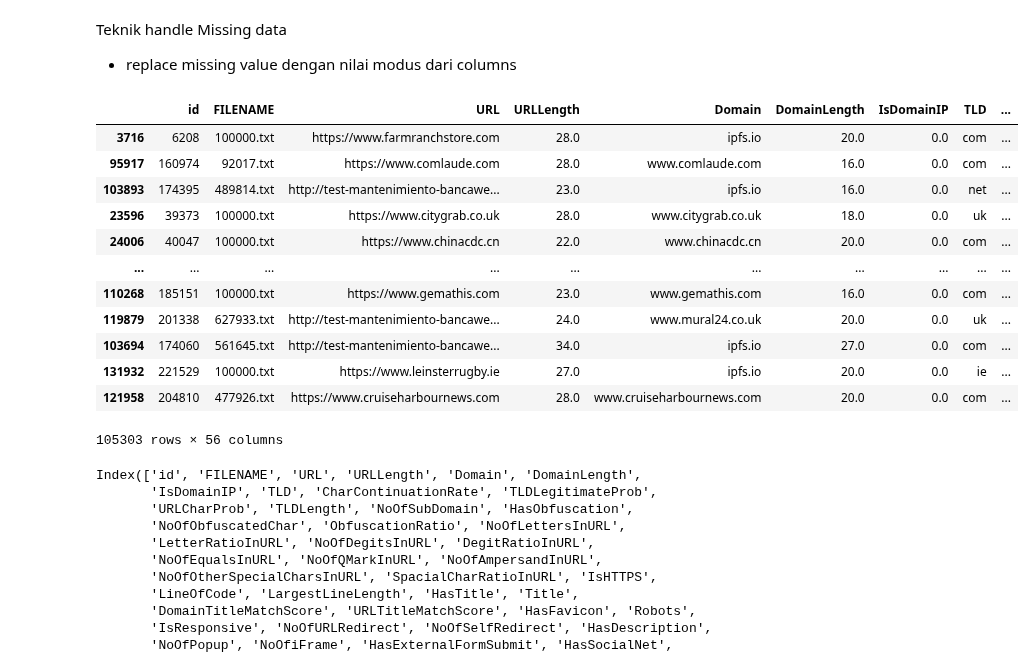
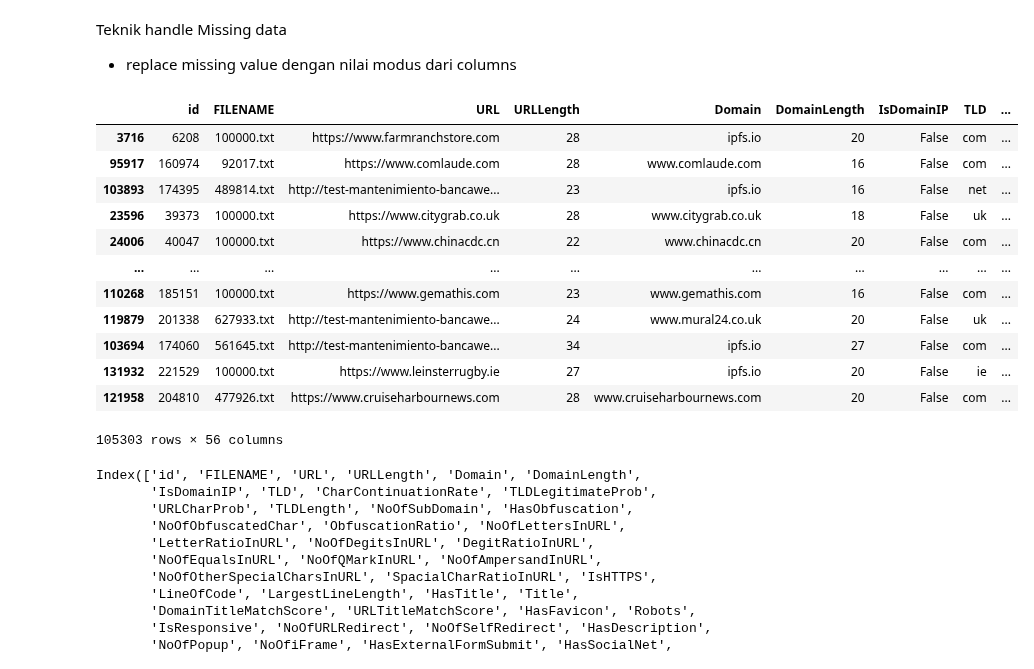
Before and after one commit to wNSYA/Tugas-Besar-2-IF3070-Implementasi-Algoritma-Pembelajaran-Mesin, a Jupyter notebook: src/IF3070_DAI___Tugas_Besar_2_Notebook_Template.ipynb, the cells around one changed output. Cells and saved outputs as stored; diff of their text form; code cells hidden in the pictures.

```diff
--- a/src/IF3070_DAI___Tugas_Besar_2_Notebook_Template.ipynb
+++ b/src/IF3070_DAI___Tugas_Besar_2_Notebook_Template.ipynb
@@ -181,35 +181,33 @@ Teknik handle Missing data
 # %%
 imputer_modus = SimpleImputer(strategy='most_frequent')
 imputer_mean  = SimpleImputer(strategy='mean')
 
 train_set_object = train_set.select_dtypes(include='object').columns
+boolean_train_set = train_set.select_dtypes(include='boolean').columns
 numerical_train_set = train_set.select_dtypes(include='number').columns
-numerical_train_set_01 = [col for col in numerical_train_set if train_set[col].nunique() <= 2]
-numerical_train_set_not01 = [col for col in numerical_train_set if train_set[col].nunique() > 2]
-
 
 train_set[train_set_object] = imputer_modus.fit_transform(train_set[train_set_object])
-train_set[numerical_train_set_not01] = np.ceil(imputer_mean.fit_transform(train_set[numerical_train_set_not01]))
-train_set[numerical_train_set_01] = imputer_modus.fit_transform(train_set[numerical_train_set_01])
+train_set[numerical_train_set] = np.ceil(imputer_mean.fit_transform(train_set[numerical_train_set]))
+train_set[boolean_train_set] = imputer_modus.fit_transform(train_set[boolean_train_set])
 
 #mengubah kembali datatype menjadi semua (dari object)
 for col in df_train.columns:
     train_set[col] = train_set[col].astype(df_train[col].dtype)
 
 train_set
 # %% [output]
 |  | id | FILENAME | URL | URLLength | Domain | DomainLength | IsDomainIP | TLD | ... |
-| 3716 | 6208 | 100000.txt | https://www.farmranchstore.com | 28.0 | ipfs.io | 20.0 | 0.0 | com | ... |
-| 95917 | 160974 | 92017.txt | https://www.comlaude.com | 28.0 | www.comlaude.com | 16.0 | 0.0 | com | ... |
-| 103893 | 174395 | 489814.txt | http://test-mantenimiento-bancawe... | 23.0 | ipfs.io | 16.0 | 0.0 | net | ... |
-| 23596 | 39373 | 100000.txt | https://www.citygrab.co.uk | 28.0 | www.citygrab.co.uk | 18.0 | 0.0 | uk | ... |
-| 24006 | 40047 | 100000.txt | https://www.chinacdc.cn | 22.0 | www.chinacdc.cn | 20.0 | 0.0 | com | ... |
+| 3716 | 6208 | 100000.txt | https://www.farmranchstore.com | 28 | ipfs.io | 20 | False | com | ... |
+| 95917 | 160974 | 92017.txt | https://www.comlaude.com | 28 | www.comlaude.com | 16 | False | com | ... |
+| 103893 | 174395 | 489814.txt | http://test-mantenimiento-bancawe... | 23 | ipfs.io | 16 | False | net | ... |
+| 23596 | 39373 | 100000.txt | https://www.citygrab.co.uk | 28 | www.citygrab.co.uk | 18 | False | uk | ... |
+| 24006 | 40047 | 100000.txt | https://www.chinacdc.cn | 22 | www.chinacdc.cn | 20 | False | com | ... |
 | ... | ... | ... | ... | ... | ... | ... | ... | ... | ... |
-| 110268 | 185151 | 100000.txt | https://www.gemathis.com | 23.0 | www.gemathis.com | 16.0 | 0.0 | com | ... |
-| 119879 | 201338 | 627933.txt | http://test-mantenimiento-bancawe... | 24.0 | www.mural24.co.uk | 20.0 | 0.0 | uk | ... |
-| 103694 | 174060 | 561645.txt | http://test-mantenimiento-bancawe... | 34.0 | ipfs.io | 27.0 | 0.0 | com | ... |
-| 131932 | 221529 | 100000.txt | https://www.leinsterrugby.ie | 27.0 | ipfs.io | 20.0 | 0.0 | ie | ... |
-| 121958 | 204810 | 477926.txt | https://www.cruiseharbournews.com | 28.0 | www.cruiseharbournews.com | 20.0 | 0.0 | com | ... |
+| 110268 | 185151 | 100000.txt | https://www.gemathis.com | 23 | www.gemathis.com | 16 | False | com | ... |
+| 119879 | 201338 | 627933.txt | http://test-mantenimiento-bancawe... | 24 | www.mural24.co.uk | 20 | False | uk | ... |
+| 103694 | 174060 | 561645.txt | http://test-mantenimiento-bancawe... | 34 | ipfs.io | 27 | False | com | ... |
+| 131932 | 221529 | 100000.txt | https://www.leinsterrugby.ie | 27 | ipfs.io | 20 | False | ie | ... |
+| 121958 | 204810 | 477926.txt | https://www.cruiseharbournews.com | 28 | www.cruiseharbournews.com | 20 | False | com | ... |
 105303 rows × 56 columns
 # %%
 train_set.columns
```
Also changed, not shown: parts of 5 cells of this notebook.
